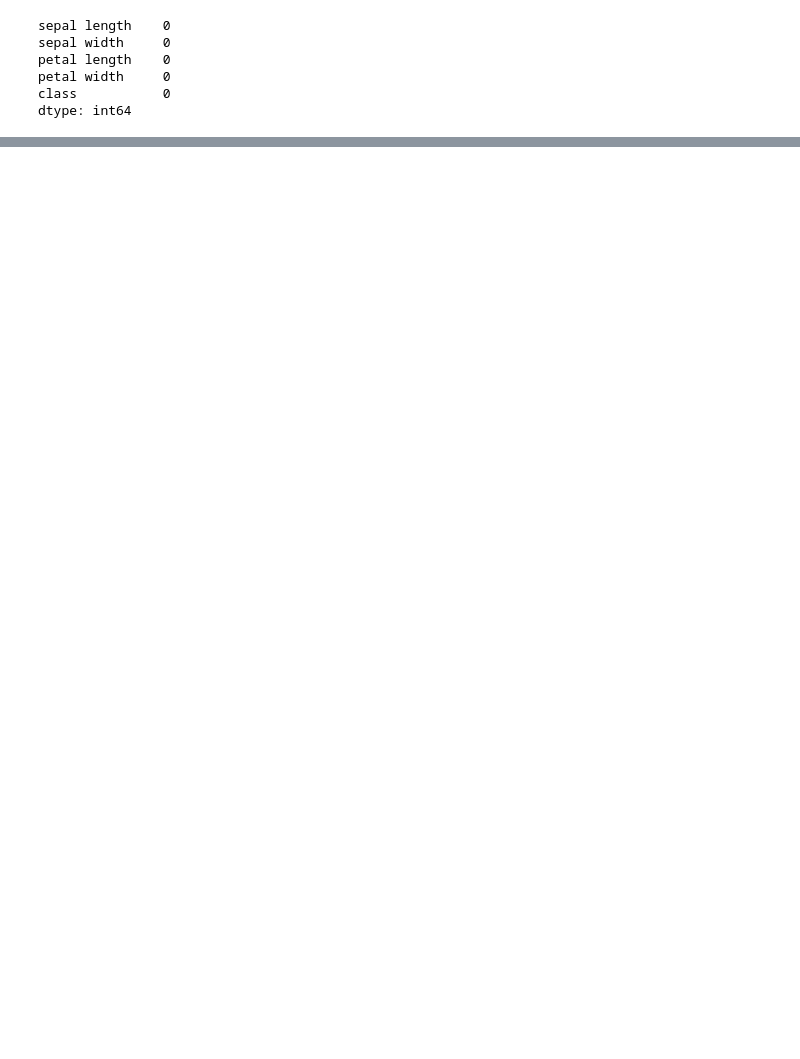
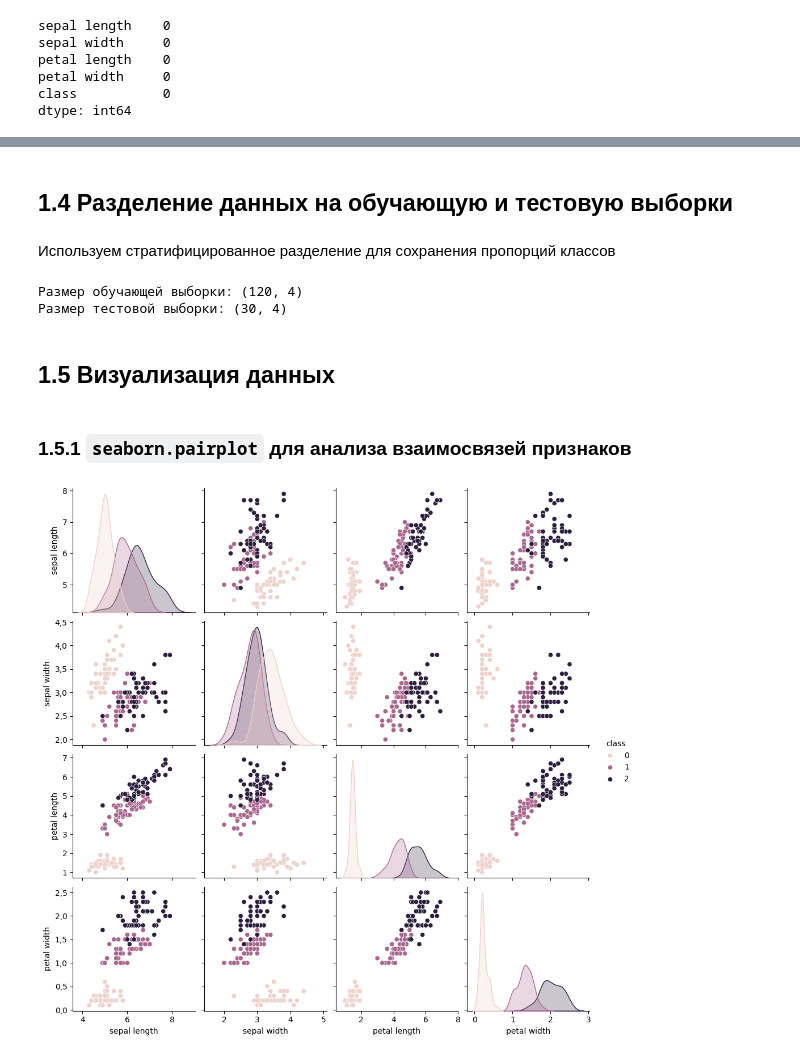
Before and after one commit to Ackrome/Course-work-TabFPN, a Jupyter notebook: work.ipynb, the cells around one changed output, grey strips where cells are left out. Saved outputs shown, nothing was run; the diff lists cells and outputs as text; code cells hidden in the pictures; blank space fills up the shorter version.

```diff
--- a/work.ipynb
+++ b/work.ipynb
@@ -117,3 +165,0 @@ for col in df.select_dtypes(include=['object']).columns:
-# %%
-for col in df.select_dtypes(include=[np.number]).columns:
-    df[col] = df[col].fillna(df[col].median())
@@ -122,2 +165,0 @@ for col in df.select_dtypes(include=[np.number]).columns:
-# %%
-df.drop_duplicates(inplace=True)
@@ -126,4 +165,0 @@ df.drop_duplicates(inplace=True)
-# %%
-categorical_features =  [i for i in df.select_dtypes(include=['object']).columns.tolist() if i!=fetch_ucirepo(id=ident[dataset]).data.targets.columns [0]]
-print(categorical_features)
-df = pd.get_dummies(df, columns=categorical_features, drop_first=True)
@@ -679,0 +174,4 @@ results
+# %%
+from sklearn.preprocessing import LabelEncoder
+le = LabelEncoder()
+df[target] = le.fit_transform(df[target])
@@ -679,0 +200,27 @@ results
+# %% [markdown]
+## 1.4 Разделение данных на обучающую и тестовую выборки
+# %% [markdown]
+Используем стратифицированное разделение для сохранения пропорций классов
+# %%
+from sklearn.model_selection import train_test_split
+
+X_train, X_test, y_train, y_test = train_test_split(
+    X_scaled, y, test_size=0.2, stratify=y, random_state=42
+)
+
+print("Размер обучающей выборки:", X_train.shape)
+print("Размер тестовой выборки:", X_test.shape)
+# %% [output]
+Размер обучающей выборки: (120, 4)
+Размер тестовой выборки: (30, 4)
+# %% [markdown]
+## 1.5 Визуализация данных
+# %% [markdown]
+### 1.5.1 `seaborn.pairplot` для анализа взаимосвязей признаков
+# %%
+import seaborn as sns
+
+sns.pairplot(df, hue=target)
+plt.show()
+# %% [output]
+[figure, added]
```
Also changed, not shown: parts of 306 cells of this notebook, 10 other files.
